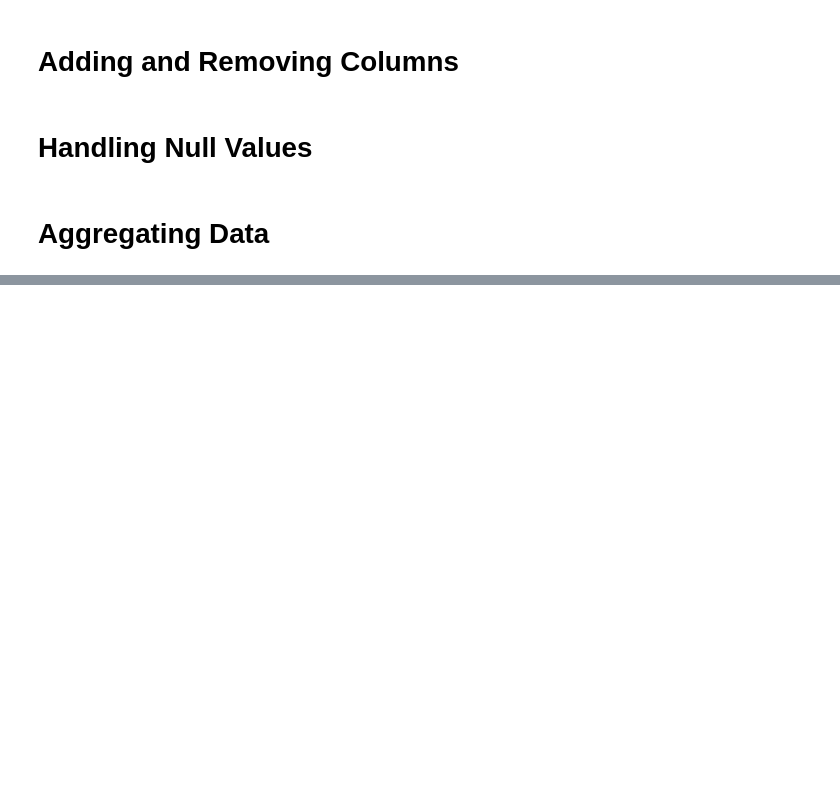
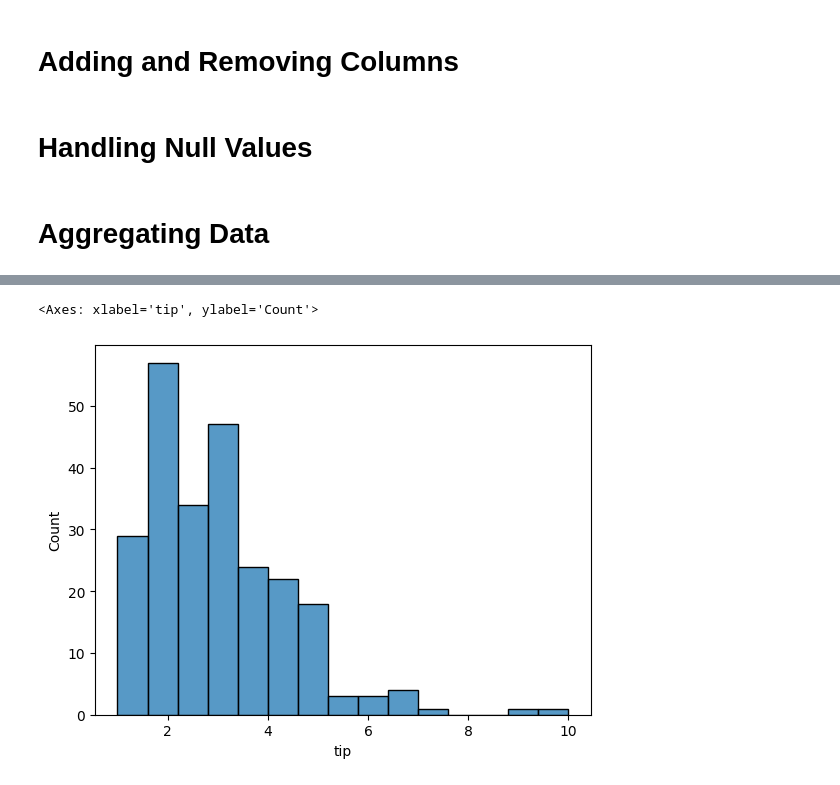
Before and after one commit to 22AmitDeo/Pandas, a Jupyter notebook: tutorial.ipynb, the cells around one changed output, grey strips where cells are left out. Saved outputs shown, nothing was run; the diff lists cells and outputs as text; code cells hidden in the pictures; blank space fills up the shorter version.

```diff
--- a/tutorial.ipynb
+++ b/tutorial.ipynb
@@ -76,0 +114,5 @@ bios.groupby('born_country')['height_cm'].mean()
+# %%
+sns.histplot(tips['tip'],bins=15)
+# %% [output]
+<Axes: xlabel='tip', ylabel='Count'>
+[figure, added]
```
Also changed, not shown: parts of 12 cells of this notebook.
